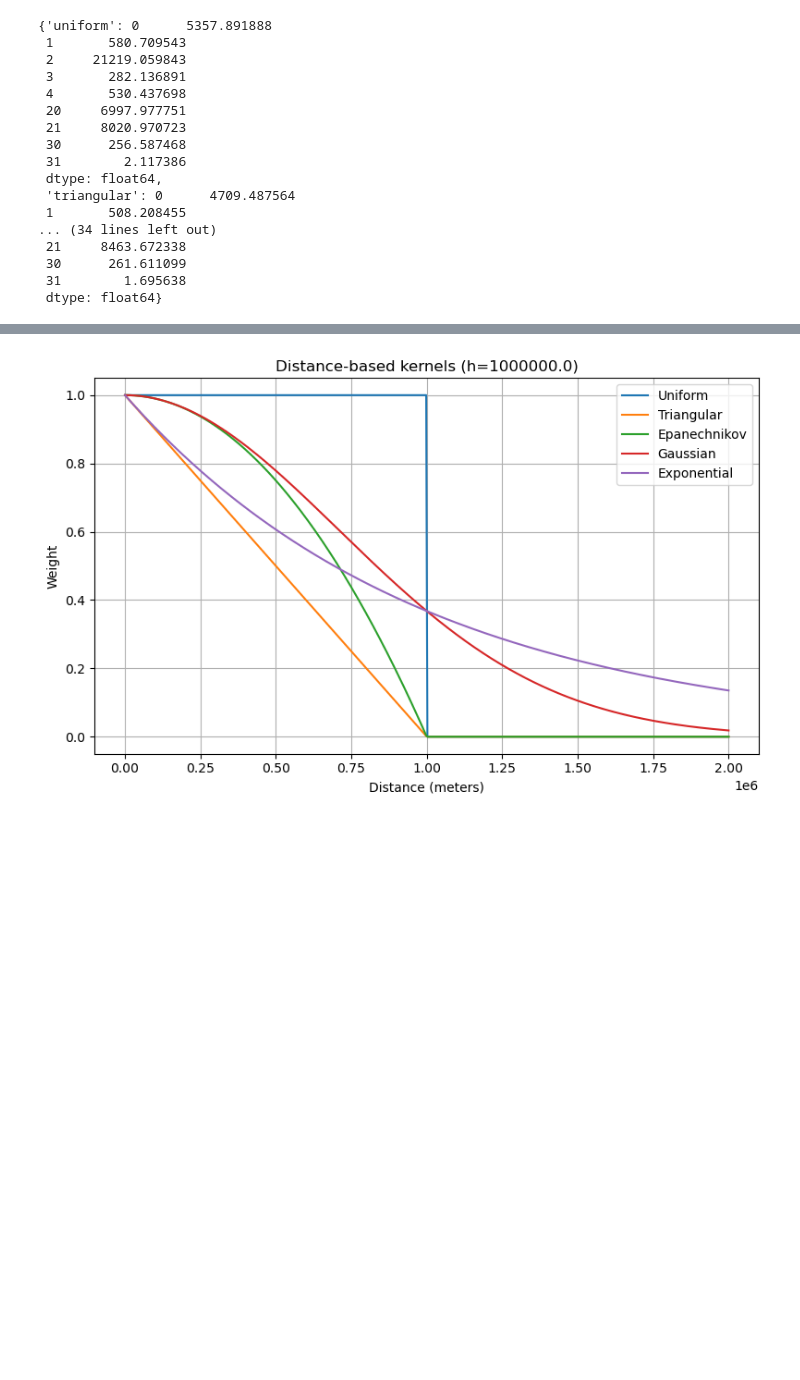
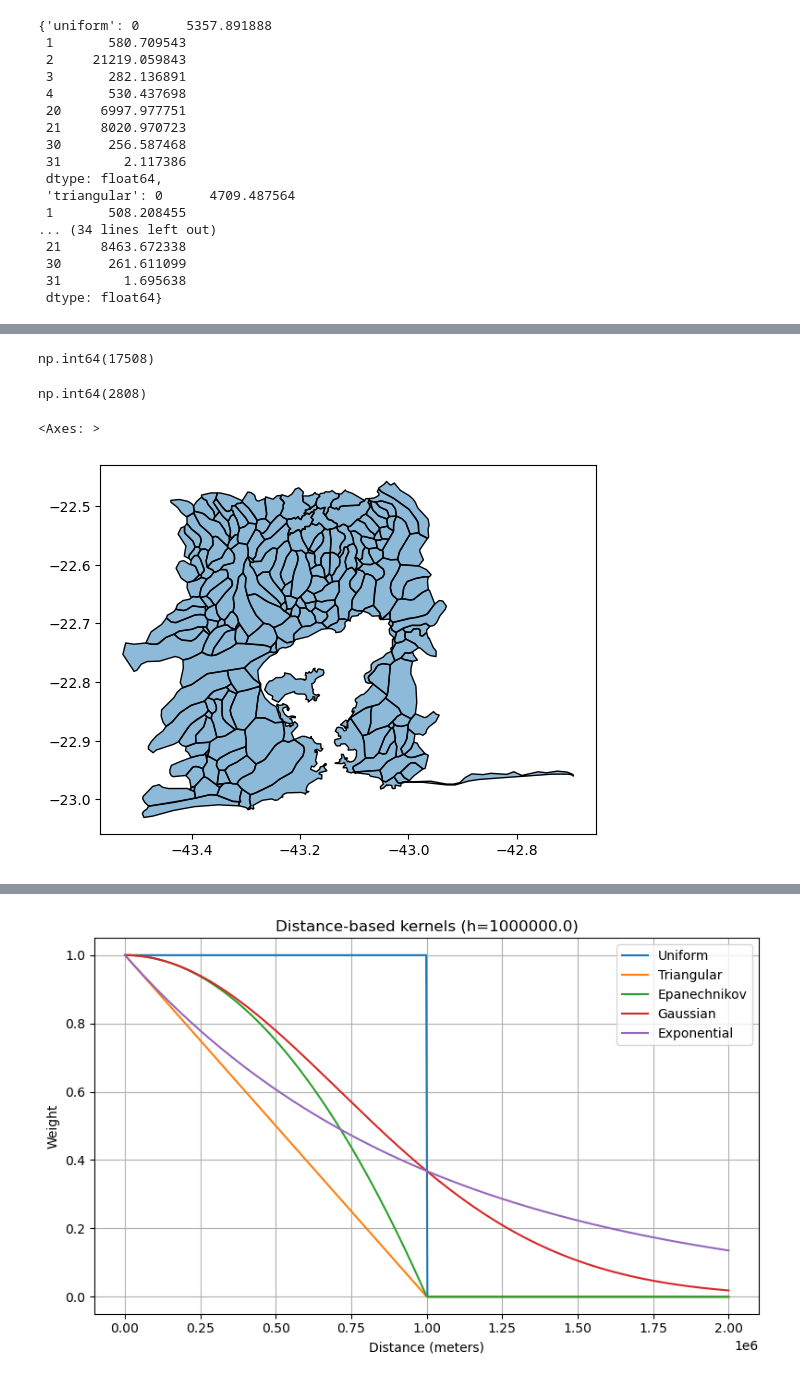
Before and after one commit to felixschulz385/river-pollution-brazil, a Jupyter notebook: code/experiments/land_cover.ipynb, the cells around one changed output, grey strips where cells are left out. Saved outputs shown, nothing was run; the diff lists cells and outputs as text; code cells hidden in the pictures; blank space fills up the shorter version.

```diff
--- a/code/experiments/land_cover.ipynb
+++ b/code/experiments/land_cover.ipynb
@@ -290,0 +302,3 @@ agg_results
+# %%
+network = RiverNetwork()
+network.load("/scicore/home/meiera/schulz0022/projects/river-pollution-brazil/data/river_network")
@@ -290,0 +307,20 @@ agg_results
+# %%
+area_subset = network.drainage_areas.clip_by_rect(-43.4, -23, -43, -22.5)
+area_subset = network.drainage_areas.loc[~ area_subset.is_empty]
+# %%
+area_subset_simplified = area_subset.copy()
+area_subset_simplified["geometry"] = area_subset_simplified.simplify(.0001)
+# %%
+area_subset.geometry.apply(lambda x: sum([len(y.boundary.coords) for y in x.geoms])).sum()
+# %% [output]
+np.int64(17508)
+# %%
+area_subset_simplified.geometry.apply(lambda x: len(x.boundary.coords)).sum()
+# %% [output]
+np.int64(2808)
+# %%
+ax = area_subset.plot(alpha=.5)
+area_subset_simplified.plot(ax=ax, color="none", edgecolor="black")
+# %% [output]
+<Axes: >
+[figure, added]
```
Also changed, not shown: parts of 11 cells of this notebook, 7 other files.
